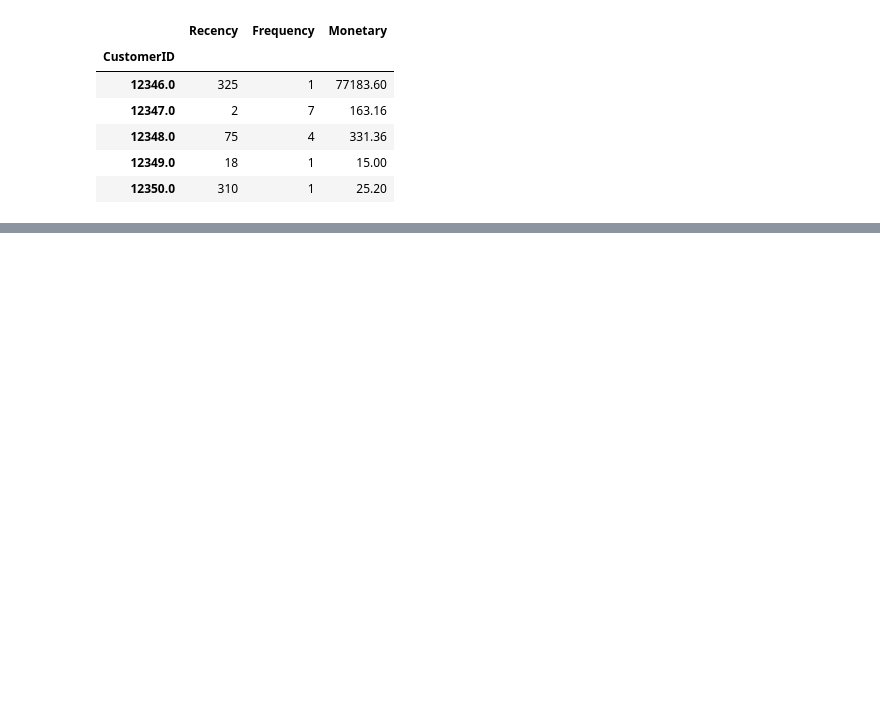
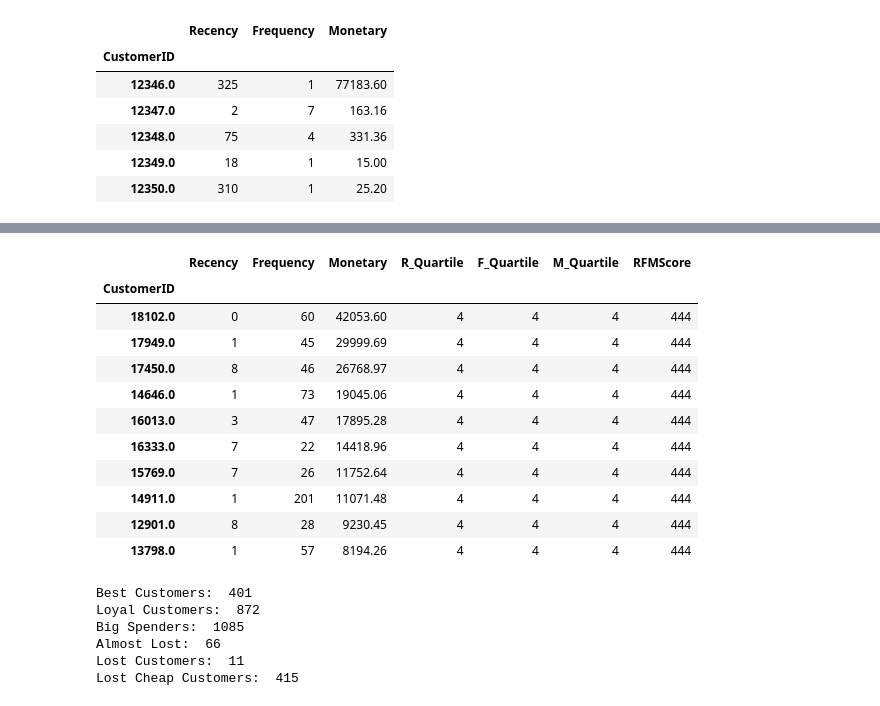
Before and after one commit to MOHD-TAUFIQUE/Customer-Segmentation--Unsupervised-Learning-Capstone-Project-4, a Jupyter notebook: Copy_of_Online_Retail_Customer_Segmentation_Capstone_Project.ipynb, the cells around one changed output, grey strips where cells are left out. Saved outputs shown, nothing was run; the diff lists cells and outputs as text; code cells hidden in the pictures; blank space fills up the shorter version.

```diff
--- a/Copy_of_Online_Retail_Customer_Segmentation_Capstone_Project.ipynb
+++ b/Copy_of_Online_Retail_Customer_Segmentation_Capstone_Project.ipynb
@@ -864,3 +867,6 @@ rfm_df.head()
 | 12348.0 | 75 | 4 | 331.36 |
 | 12349.0 | 18 | 1 | 15.00 |
 | 12350.0 | 310 | 1 | 25.20 |
+# %%
+quantiles = rfm_df.quantile(q=[0.25,0.5,0.75])
+quantiles
@@ -866,0 +884,26 @@ rfm_df.head()
+# %%
+def RScore(x,p,d):
+    if x <= d[p][0.25]:
+        return 4
+    elif x <= d[p][0.50]:
+        return 3
+    elif x <= d[p][0.75]:
+        return 2
+    else:
+        return 1
+# Arguments (x = value, p = recency, monetary_value, frequency, k = quartiles dict)
+def FMScore(x,p,d):
+    if x <= d[p][0.25]:
+        return 1
+    elif x <= d[p][0.50]:
+        return 2
+    elif x <= d[p][0.75]:
+        return 3
+    else:
+        return 4
+# %%
+#create rfm segmentation table
+rfm_segmentation = rfm_df
+rfm_segmentation['R_Quartile'] = rfm_segmentation['Recency'].apply(RScore, args=('Recency',quantiles,))
+rfm_segmentation['F_Quartile'] = rfm_segmentation['Frequency'].apply(FMScore, args=('Frequency',quantiles,))
+rfm_segmentation['M_Quartile'] = rfm_segmentation['Monetary'].apply(FMScore, args=('Monetary',quantiles,))
@@ -866,0 +920,5 @@ rfm_df.head()
+# %%
+rfm_segmentation['RFMScore'] = rfm_segmentation.R_Quartile.map(str) \
+                            + rfm_segmentation.F_Quartile.map(str) \
+                            + rfm_segmentation.M_Quartile.map(str)
+rfm_segmentation.head()
@@ -866,0 +933,29 @@ rfm_df.head()
+# %%
+rfm_segmentation[rfm_segmentation['RFMScore']=='444'].sort_values('Monetary', ascending=False).head(10)
+# %% [output]
+|  | Recency | Frequency | Monetary | R_Quartile | F_Quartile | M_Quartile | RFMScore |
+| CustomerID |  |  |  |  |  |  |  |
+| 18102.0 | 0 | 60 | 42053.60 | 4 | 4 | 4 | 444 |
+| 17949.0 | 1 | 45 | 29999.69 | 4 | 4 | 4 | 444 |
+| 17450.0 | 8 | 46 | 26768.97 | 4 | 4 | 4 | 444 |
+| 14646.0 | 1 | 73 | 19045.06 | 4 | 4 | 4 | 444 |
+| 16013.0 | 3 | 47 | 17895.28 | 4 | 4 | 4 | 444 |
+| 16333.0 | 7 | 22 | 14418.96 | 4 | 4 | 4 | 444 |
+| 15769.0 | 7 | 26 | 11752.64 | 4 | 4 | 4 | 444 |
+| 14911.0 | 1 | 201 | 11071.48 | 4 | 4 | 4 | 444 |
+| 12901.0 | 8 | 28 | 9230.45 | 4 | 4 | 4 | 444 |
+| 13798.0 | 1 | 57 | 8194.26 | 4 | 4 | 4 | 444 |
+# %%
+print("Best Customers: ",len(rfm_segmentation[rfm_segmentation['RFMScore']=='444']))
+print('Loyal Customers: ',len(rfm_segmentation[rfm_segmentation['F_Quartile']==4]))
+print("Big Spenders: ",len(rfm_segmentation[rfm_segmentation['M_Quartile']==4]))
+print('Almost Lost: ', len(rfm_segmentation[rfm_segmentation['RFMScore']=='244']))
+print('Lost Customers: ',len(rfm_segmentation[rfm_segmentation['RFMScore']=='144']))
+print('Lost Cheap Customers: ',len(rfm_segmentation[rfm_segmentation['RFMScore']=='111']))
+# %% [output]
+Best Customers:  401
+Loyal Customers:  872
+Big Spenders:  1085
+Almost Lost:  66
+Lost Customers:  11
+Lost Cheap Customers:  415
```
Also changed, not shown: parts of 9 cells of this notebook.
